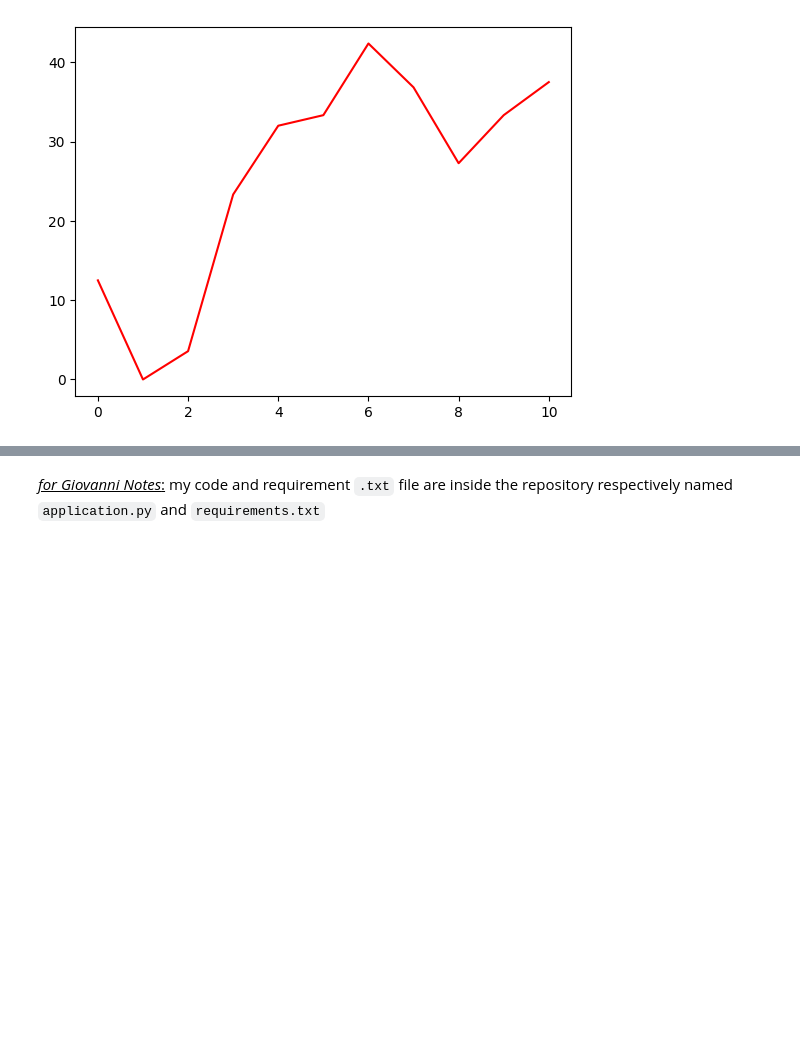
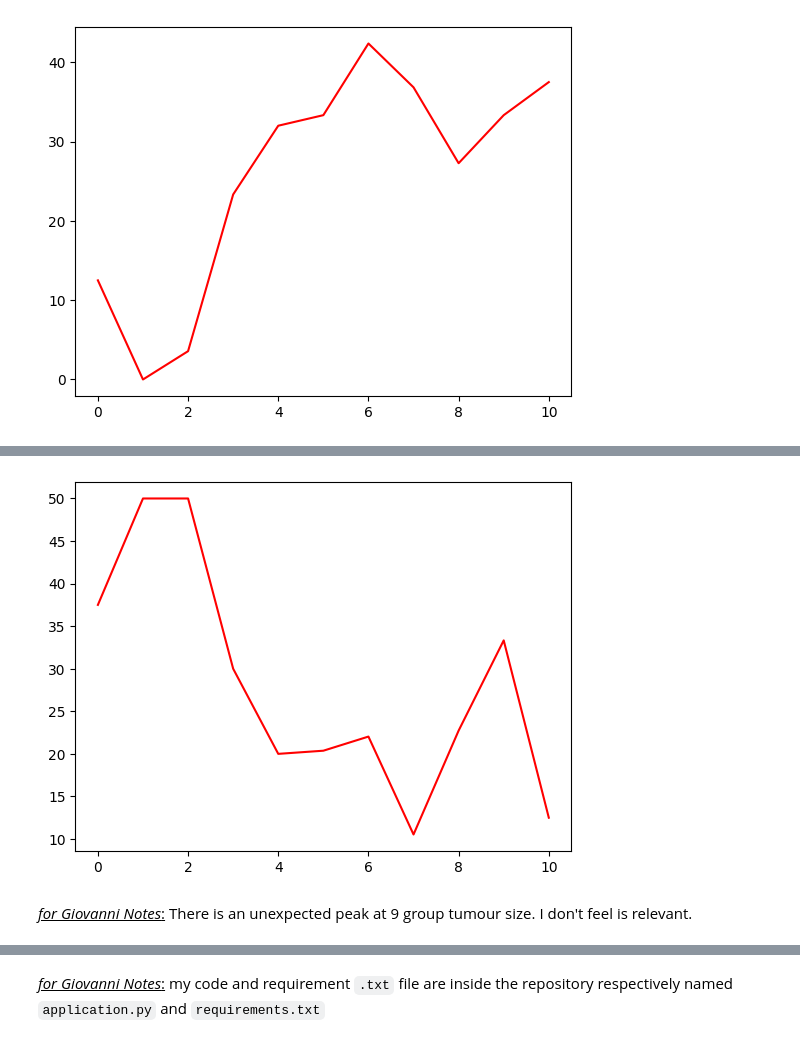
Before and after one commit to daniocionini/Prediction-Model-Breast-Cancer-Recurrence, a Jupyter notebook: pred-breast-cancer-recc.ipynb, the cells around one changed output, grey strips where cells are left out. Saved outputs shown, nothing was run; the diff lists cells and outputs as text; code cells hidden in the pictures; blank space fills up the shorter version.

```diff
--- a/pred-breast-cancer-recc.ipynb
+++ b/pred-breast-cancer-recc.ipynb
@@ -696,0 +711,10 @@ In general, the higher the size of the tumour the more proportion of patients th
+# %%
+# run through a while loop to iterate proportion() for 11 times
+count = 0
+lis = [] # list to append results and plot later
+
+while count < 11:
+    res = proportion('tumour_size',count,'deg_malig',1)
+    print(res,"% of patients who had group",count,'tumour size and lowest degree of malignancy')
+    lis.append(res)
+    count +=1
@@ -696,0 +733,8 @@ In general, the higher the size of the tumour the more proportion of patients th
+# %%
+yax = np.array(lis)
+plt.plot(yax, color = 'r')
+plt.show()
+# %% [output]
+[figure, added]
+# %% [markdown]
+<ins>*for Giovanni Notes*:</ins> There is an unexpected peak at 9 group tumour size. I don't feel is relevant.
```
Also changed, not shown: parts of 69 cells of this notebook.
